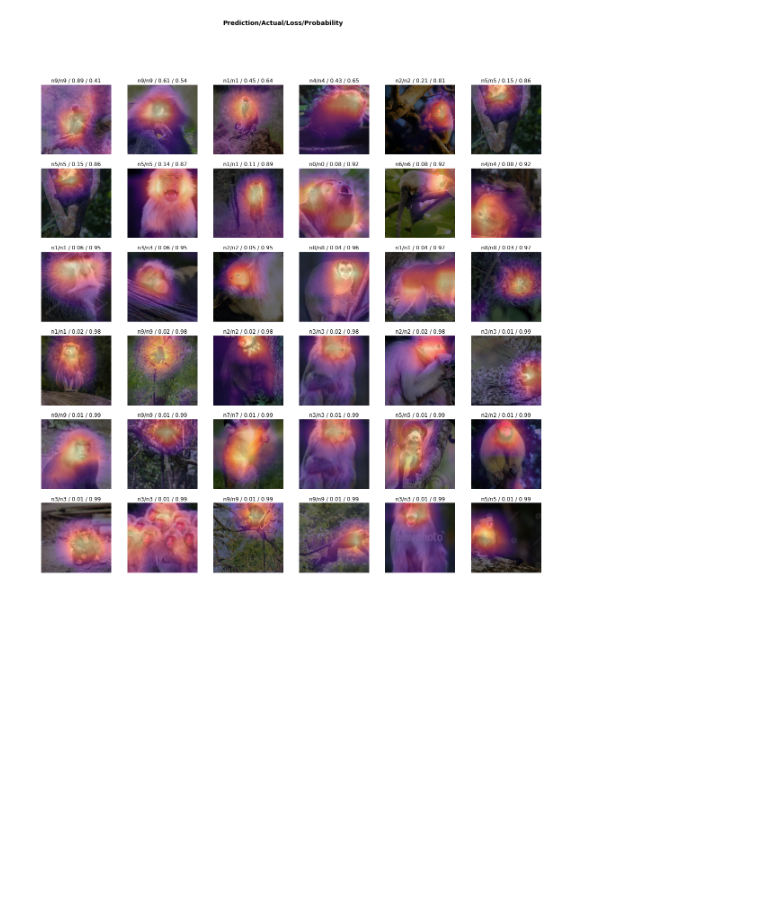
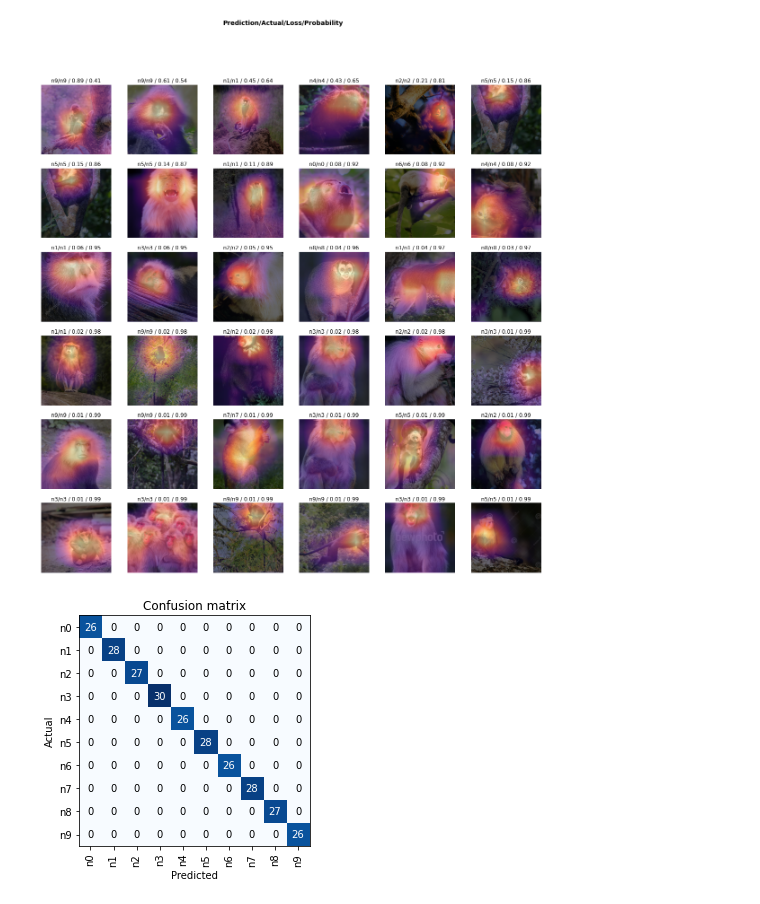
Before and after one commit to luisdiaz1997/DataScienceCourse, a Jupyter notebook: FastMonkeys.ipynb, the cells around one changed output. Cells and saved outputs as stored; diff of their text form; code cells hidden in the pictures; blank space fills up the shorter version.

```diff
--- a/FastMonkeys.ipynb
+++ b/FastMonkeys.ipynb
@@ -217,3 +217,7 @@ losses,idxs = interp.top_losses()
 interp.plot_top_losses(36, figsize=(20,20), heatmap = True)
 # %% [output]
 [figure]
+# %%
+interp.plot_confusion_matrix()
+# %% [output]
+[figure, added]
```
